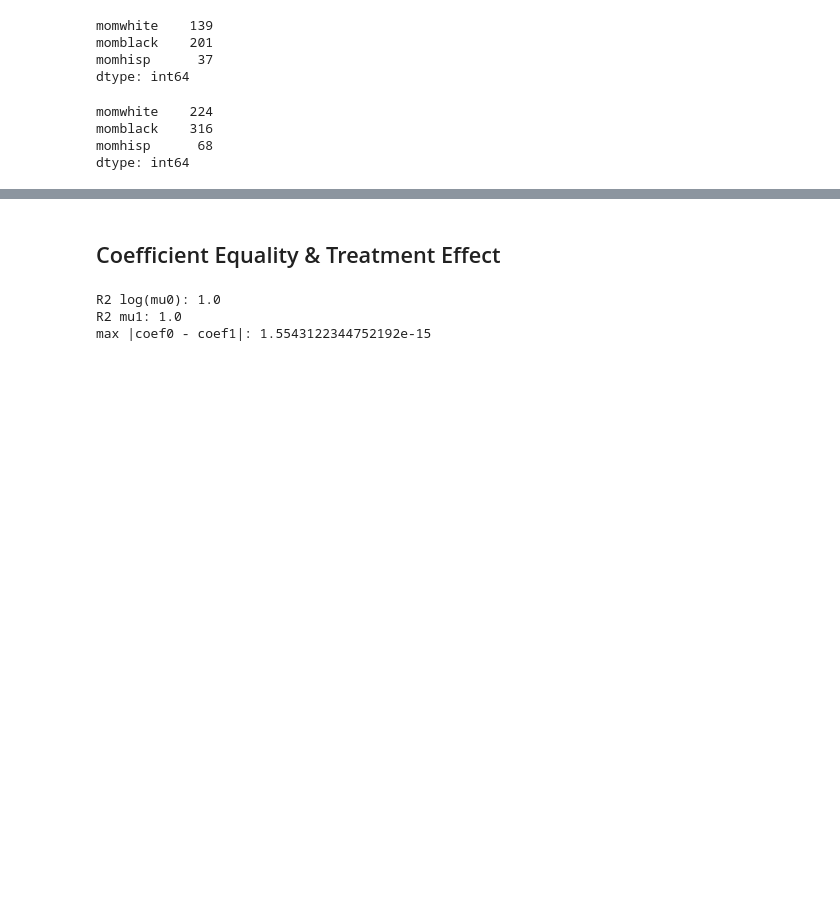
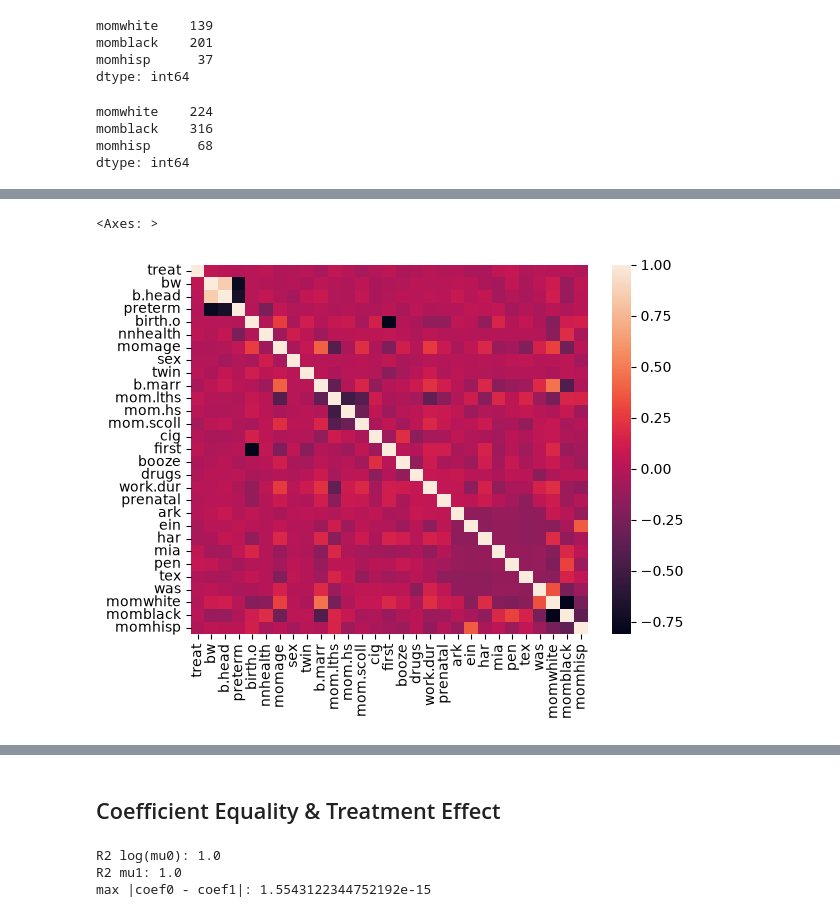
Before and after one commit to case547/diffusion-irregular-ehr, a Jupyter notebook: data/ihdp/exploration.ipynb, the cells around one changed output, grey strips where cells are left out. Saved outputs shown, nothing was run; the diff lists cells and outputs as text; code cells hidden in the pictures; blank space fills up the shorter version.

```diff
--- a/data/ihdp/exploration.ipynb
+++ b/data/ihdp/exploration.ipynb
@@ -55,3 +56,9 @@ imp1[IHDP_BINARY_COLS].describe()
 | 50% | 1.000000 | 0.000000 | 0.000000 | 0.000000 | 0.000000 | 0.000000 | 0.000000 | 1.000000 | 0.000000 | 1.000000 | 1.000000 | ... |
 | 75% | 1.000000 | 0.000000 | 1.000000 | 1.000000 | 1.000000 | 0.000000 | 1.000000 | 2.000000 | 0.000000 | 1.000000 | 1.000000 | ... |
 | max | 1.000000 | 1.000000 | 1.000000 | 1.000000 | 1.000000 | 1.000000 | 1.000000 | 2.000000 | 1.000000 | 1.000000 | 1.000000 | ... |
+# %%
+corr = imp1.corr()
+sns.heatmap(corr, xticklabels=corr.columns, yticklabels=corr.columns)
+# %% [output]
+<Axes: >
+[figure, added]
```
Also changed, not shown: parts of 2 cells of this notebook, 7 other files.
